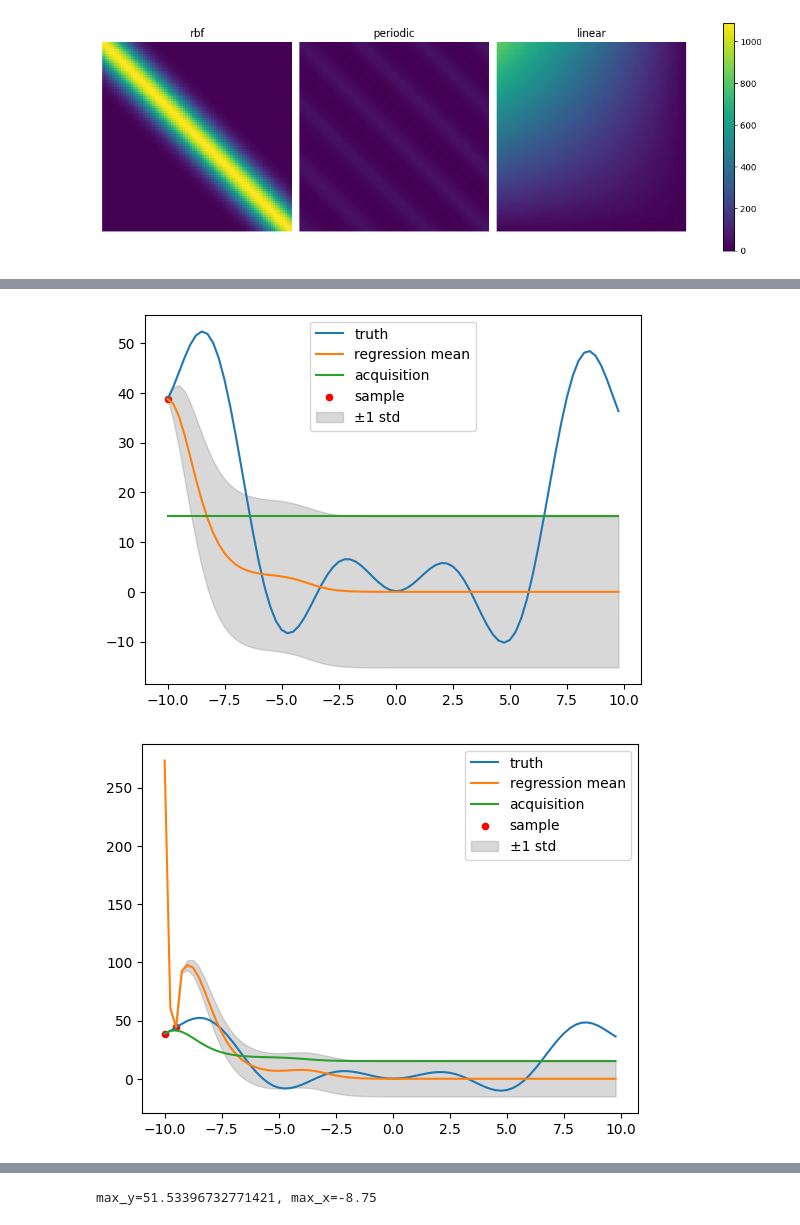
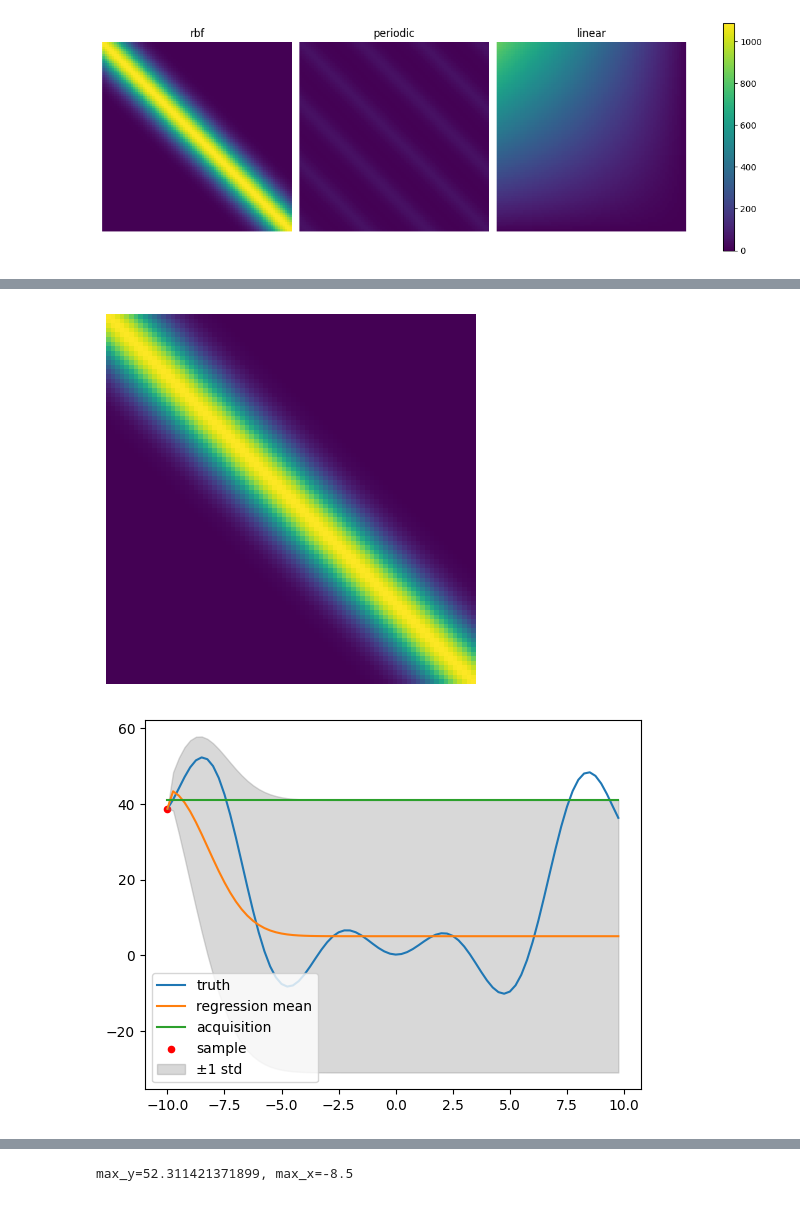
Before and after one commit to jumbojets/gaussian-process-regression, a Jupyter notebook: gpr.ipynb, the cells around one changed output, grey strips where cells are left out. Cells and saved outputs as stored; diff of their text form; code cells hidden in the pictures.

Commit message:
fix gp_update bug with creating cov matrix

```diff
--- a/gpr.ipynb
+++ b/gpr.ipynb
@@ -102,11 +102,13 @@ def drag_vector(matrix, from_idx, to_idx, axis):
 # ad hoc unit tests!
 matrix = np.array([[1, 2, 3], [4, 5, 6], [7, 8, 9]])
 expected = np.array([[7, 8, 9], [1, 2, 3], [4, 5, 6]])
-assert(np.allclose(drag_vector(matrix, 2, 0, 0), expected))
+assert(np.allclose(drag_vector(matrix, 2, 0, axis=0), expected))
+assert(np.allclose(drag_vector(expected, 0, 2, axis=0), matrix))
 expected = np.array([[3, 1, 2], [6, 4, 5], [9, 7, 8]])
-assert(np.allclose(drag_vector(matrix, 2, 0, 1), expected))
+assert(np.allclose(drag_vector(matrix, 2, 0, axis=1), expected))
+assert(np.allclose(drag_vector(expected, 0, 2, axis=1), matrix))
 
-def update_gp(mean, covariance, train_idx, train_y, sample_var):
+def update_gp(mean, covariance, train_idx, train_y, sample_var=0):
   '''returns posterior mean and covariance
   '''
   assert(len(train_idx) == len(train_y))
@@ -130,8 +132,8 @@ def update_gp(mean, covariance, train_idx, train_y, sample_var):
   '''shuffle back from blocks into originally-sized matrixes
   '''
   mean = np.hstack([train_y, new_test_mean])
-  top = np.hstack([np.zeros_like(train_cov), tt_cov])
-  bot = np.hstack([tt_cov.T, new_test_cov])
+  top = np.hstack([np.zeros_like(train_cov), np.zeros_like(tt_cov)])
+  bot = np.hstack([np.zeros_like(tt_cov.T), new_test_cov])
   covariance = np.vstack([top, bot])
   for from_idx, to_idx in reversed(list(enumerate(train_idx))):
     mean = drag_vector(mean, from_idx, to_idx, axis=0)
@@ -159,12 +161,9 @@ plt.show()
 
 '''Acquisition functions
 '''
-def expected_improvement(mean, covariance):
-  pass
+def expected_improvement(mean, covariance): pass
 
-def upper_confidence_bound(l=1):
-  def f(mean, covariance): return mean + l * np.sqrt(covariance.diagonal())
-  return f
+def upper_confidence_bound(l=1): return lambda mean, cov: mean + l * np.sqrt(cov.diagonal())
 
 def bayopt_max(fopt, prior_mean, prior_covariance, acquisition_fn, n_samples=5, debug=False):
   mean, covariance = prior_mean, prior_covariance
@@ -176,6 +175,7 @@ def bayopt_max(fopt, prior_mean, prior_covariance, acquisition_fn, n_samples=5,
     sample_y = fopt[sample_idx]
     if sample_y > max_y: max_y, max_idx = sample_y, sample_idx
     mean, covariance = update_gp(mean, covariance, [sample_idx], np.array([sample_y]), 0)
+    # print(mean)
     if debug:
       samples_x = np.append(samples_x, sample_idx * 0.25 - 10)
       samples_y = np.append(samples_y, sample_y)
@@ -191,16 +191,19 @@ def bayopt_max(fopt, prior_mean, prior_covariance, acquisition_fn, n_samples=5,
       plt.show()
   return max_y.item(), grid[max_idx].item()
 # %%
-def fopt(x): return 3 * np.sin(x) * x - np.pow(x - 2, 3) / 60 + np.pow(x + 1, 4) / 250
-fopt = fopt(grid)
-prior_mean = np.zeros_like(grid)
-prior_variance = rp_kernel
+fopt = (lambda x: 3 * np.sin(x) * x - np.pow(x - 2, 3) / 60 + np.pow(x + 1, 4) / 250)(grid)
+prior_mean = np.zeros_like(grid) + 5
+prior_variance = combine_kernels(gen_rbf(grid_len, sigma=130, l=5), gen_periodic(grid_len, sigma=10, l=0.8, p=1))
 acquisition_fn = upper_confidence_bound(1) # expected improvement
-n_samples = 5
+n_samples = 10
 debug = True
+
+plt.imshow(prior_variance, cmap="viridis")
+plt.axis("off")
+plt.show()
 
 max_y, max_x = bayopt_max(fopt, prior_mean, prior_variance, acquisition_fn, n_samples, debug)
 print(f"{max_y=}, {max_x=}")
 # %% [output]
-[figure, old version]
+[figure, new version]
-[figure, old version]
+[figure, new version]
@@ -210 +219 @@ print(f"{max_y=}, {max_x=}")
-max_y=51.53396732771421, max_x=-8.75
+max_y=52.311421371899, max_x=-8.5
```
Also changed, not shown: parts of 5 cells of this notebook.
